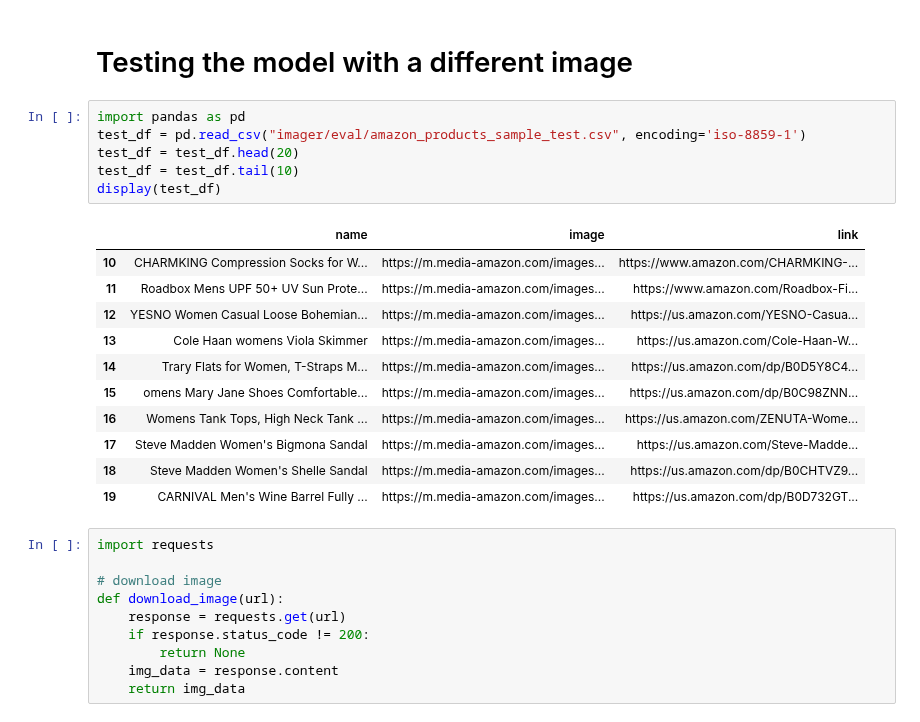
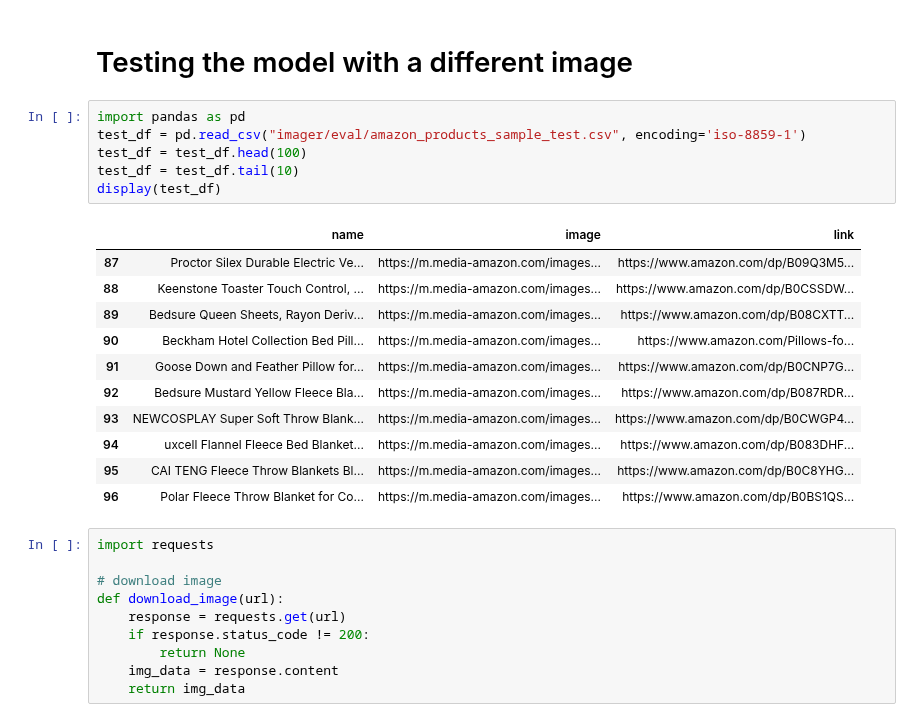
Before and after one commit to ObeyHack/Amazon-Image-matcher, a Jupyter notebook: imager/model_testing.ipynb, the cells around one changed output. Drawn from its saved outputs; the diff is of its cells as text.

```diff
--- a/imager/model_testing.ipynb
+++ b/imager/model_testing.ipynb
@@ -49,21 +49,21 @@ print(links)
 # %%
 import pandas as pd
 test_df = pd.read_csv("imager/eval/amazon_products_sample_test.csv", encoding='iso-8859-1')
-test_df = test_df.head(20)
+test_df = test_df.head(100)
 test_df = test_df.tail(10)
 display(test_df)
 # %% [output]
 |  | name | image | link |
-| 10 | CHARMKING Compression Socks for W... | https://m.media-amazon.com/images... | https://www.amazon.com/CHARMKING-... |
-| 11 | Roadbox Mens UPF 50+ UV Sun Prote... | https://m.media-amazon.com/images... | https://www.amazon.com/Roadbox-Fi... |
-| 12 | YESNO Women Casual Loose Bohemian... | https://m.media-amazon.com/images... | https://us.amazon.com/YESNO-Casua... |
-| 13 | Cole Haan womens Viola Skimmer | https://m.media-amazon.com/images... | https://us.amazon.com/Cole-Haan-W... |
-| 14 | Trary Flats for Women, T-Straps M... | https://m.media-amazon.com/images... | https://us.amazon.com/dp/B0D5Y8C4... |
-| 15 | omens Mary Jane Shoes Comfortable... | https://m.media-amazon.com/images... | https://us.amazon.com/dp/B0C98ZNN... |
-| 16 | Womens Tank Tops, High Neck Tank ... | https://m.media-amazon.com/images... | https://us.amazon.com/ZENUTA-Wome... |
-| 17 | Steve Madden Women's Bigmona Sandal | https://m.media-amazon.com/images... | https://us.amazon.com/Steve-Madde... |
-| 18 | Steve Madden Women's Shelle Sandal | https://m.media-amazon.com/images... | https://us.amazon.com/dp/B0CHTVZ9... |
-| 19 | CARNIVAL Men's Wine Barrel Fully ... | https://m.media-amazon.com/images... | https://us.amazon.com/dp/B0D732GT... |
+| 87 | Proctor Silex Durable Electric Ve... | https://m.media-amazon.com/images... | https://www.amazon.com/dp/B09Q3M5... |
+| 88 | Keenstone Toaster Touch Control, ... | https://m.media-amazon.com/images... | https://www.amazon.com/dp/B0CSSDW... |
+| 89 | Bedsure Queen Sheets, Rayon Deriv... | https://m.media-amazon.com/images... | https://www.amazon.com/dp/B08CXTT... |
+| 90 | Beckham Hotel Collection Bed Pill... | https://m.media-amazon.com/images... | https://www.amazon.com/Pillows-fo... |
+| 91 | Goose Down and Feather Pillow for... | https://m.media-amazon.com/images... | https://www.amazon.com/dp/B0CNP7G... |
+| 92 | Bedsure Mustard Yellow Fleece Bla... | https://m.media-amazon.com/images... | https://www.amazon.com/dp/B087RDR... |
+| 93 | NEWCOSPLAY Super Soft Throw Blank... | https://m.media-amazon.com/images... | https://www.amazon.com/dp/B0CWGP4... |
+| 94 | uxcell Flannel Fleece Bed Blanket... | https://m.media-amazon.com/images... | https://www.amazon.com/dp/B083DHF... |
+| 95 | CAI TENG Fleece Throw Blankets Bl... | https://m.media-amazon.com/images... | https://www.amazon.com/dp/B0C8YHG... |
+| 96 | Polar Fleece Throw Blanket for Co... | https://m.media-amazon.com/images... | https://www.amazon.com/dp/B0BS1QS... |
 # %%
 import requests
 
```
Also changed, not shown: parts of 1 cell of this notebook, 1 other file.
